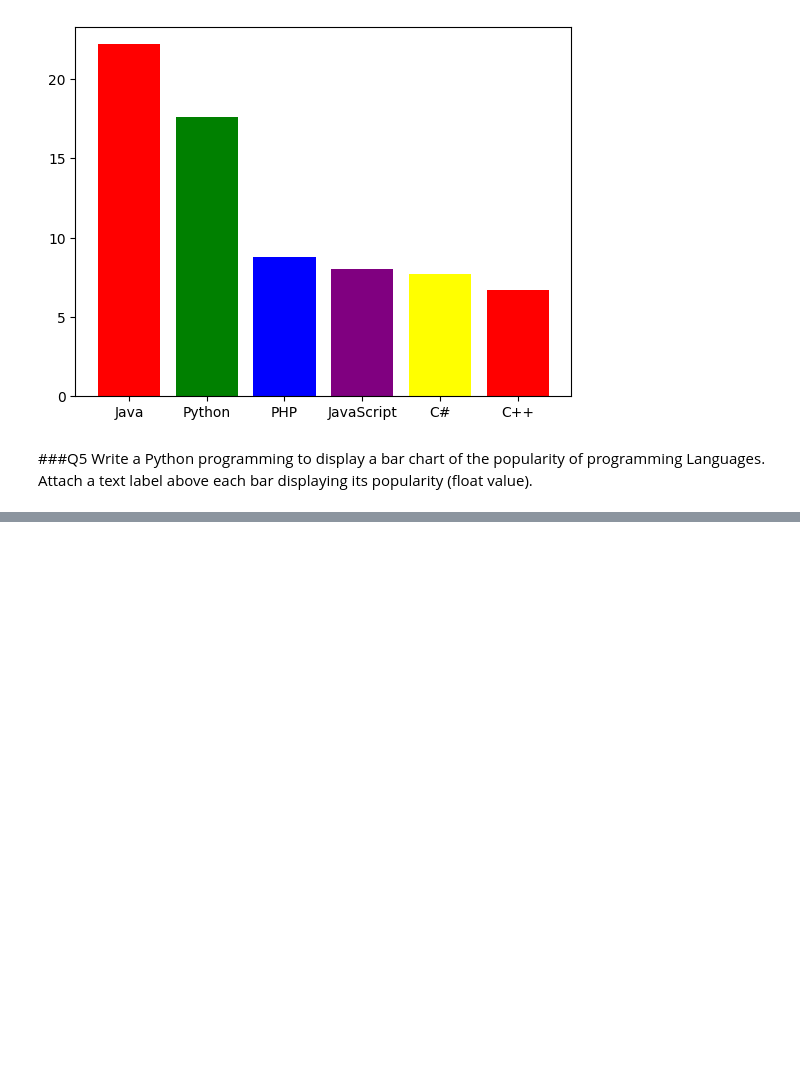
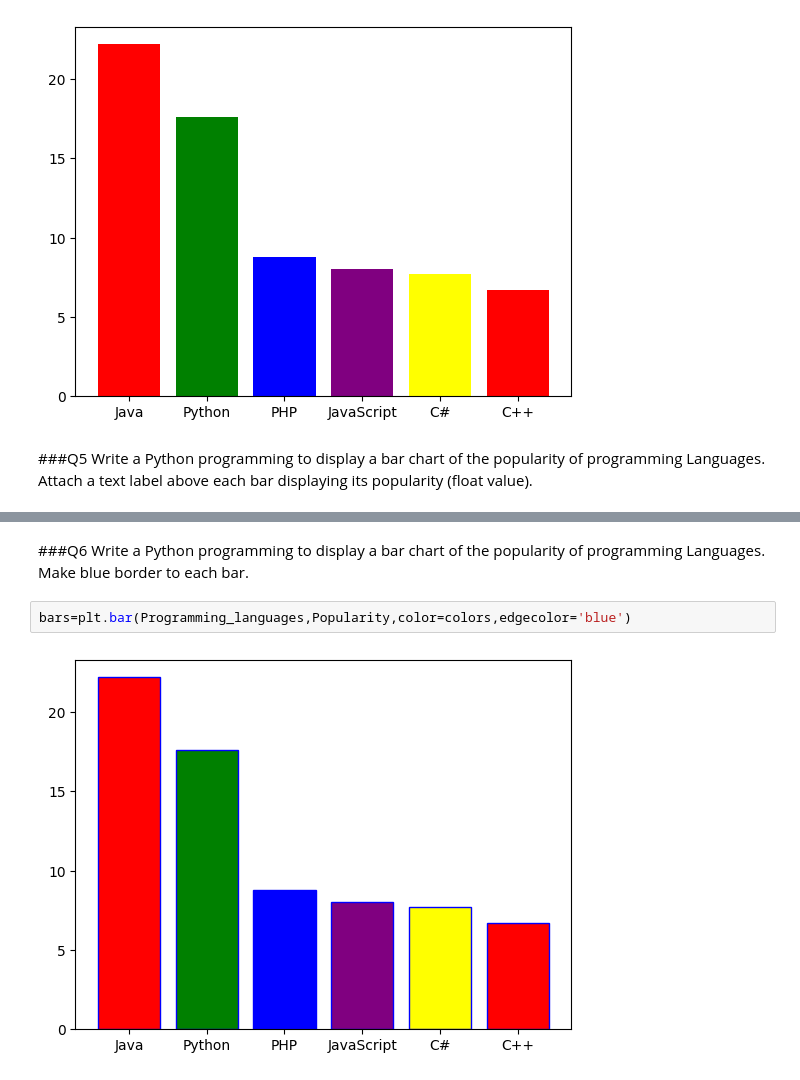
Before and after one commit to Harsh020802/Data_Analysis, a Jupyter notebook: Question.ipynb, the cells around one changed output, grey strips where cells are left out. Saved outputs shown, nothing was run; the diff lists cells and outputs as text; blank space fills up the shorter version.

```diff
--- a/Question.ipynb
+++ b/Question.ipynb
@@ -287,0 +294,7 @@ Languages. Attach a text label above each bar displaying its popularity (float v
+# %% [markdown]
+###Q6 Write a Python programming to display a bar chart of the popularity of programming
+Languages. Make blue border to each bar.
+# %%
+bars=plt.bar(Programming_languages,Popularity,color=colors,edgecolor='blue')
+# %% [output]
+[figure, added]
```
Also changed, not shown: parts of 15 cells of this notebook.
